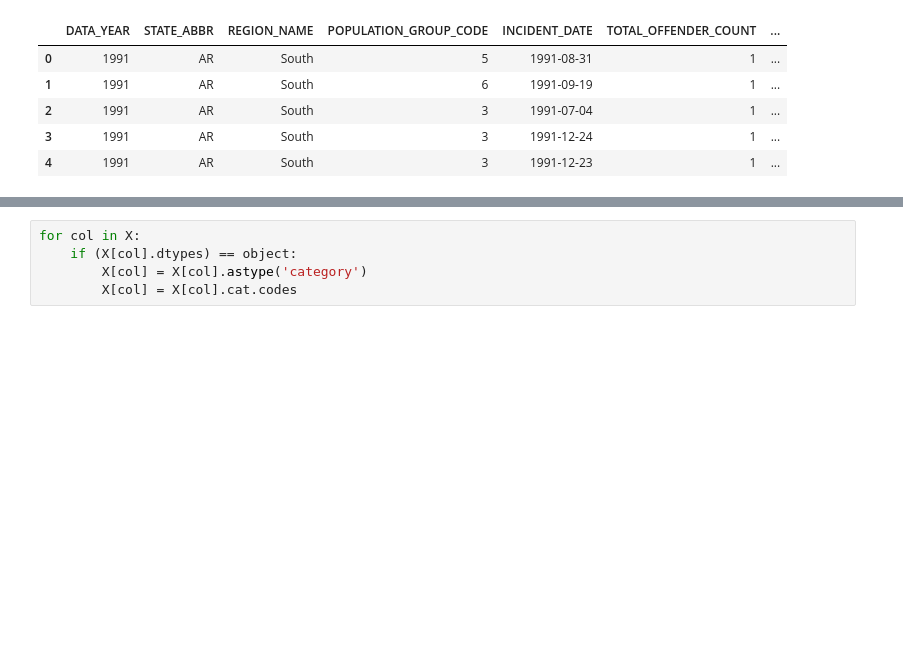
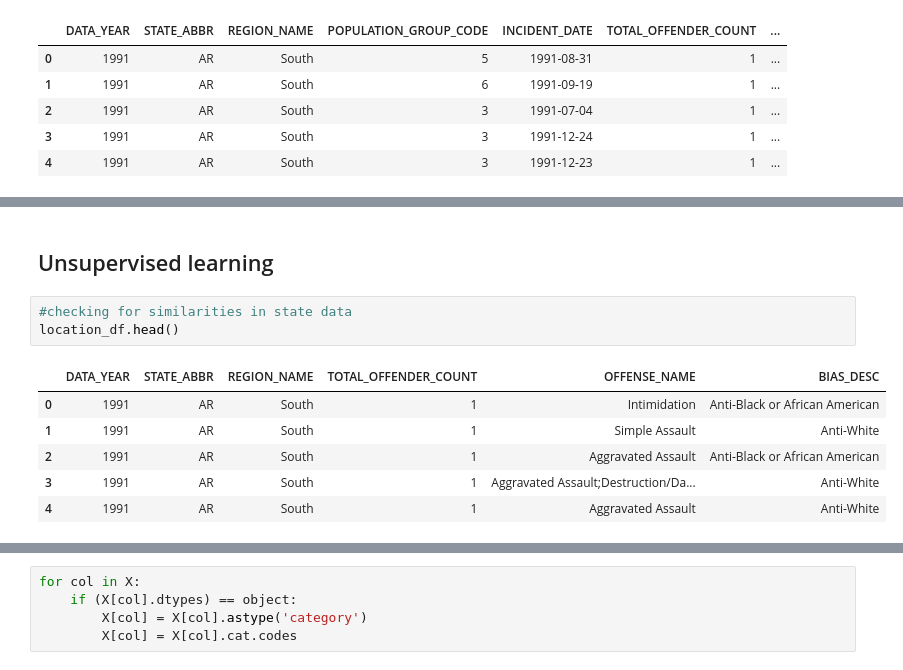
Before and after one commit to CEsperance/Final_Project, a Jupyter notebook: CE_Hate_Crime_Notebook.ipynb, the cells around one changed output, grey strips where cells are left out. Drawn from its saved outputs; the diff is of its cells as text; blank space fills up the shorter version.

```diff
--- a/CE_Hate_Crime_Notebook.ipynb
+++ b/CE_Hate_Crime_Notebook.ipynb
@@ -497,0 +605,12 @@ hate_crime.head()
+# %% [markdown]
+## Unsupervised learning
+# %%
+#checking for similarities in state data
+location_df.head()
+# %% [output]
+|  | DATA_YEAR | STATE_ABBR | REGION_NAME | TOTAL_OFFENDER_COUNT | OFFENSE_NAME | BIAS_DESC |
+| 0 | 1991 | AR | South | 1 | Intimidation | Anti-Black or African American |
+| 1 | 1991 | AR | South | 1 | Simple Assault | Anti-White |
+| 2 | 1991 | AR | South | 1 | Aggravated Assault | Anti-Black or African American |
+| 3 | 1991 | AR | South | 1 | Aggravated Assault;Destruction/Da... | Anti-White |
+| 4 | 1991 | AR | South | 1 | Aggravated Assault | Anti-White |
```
Also changed, not shown: parts of 22 cells of this notebook.
